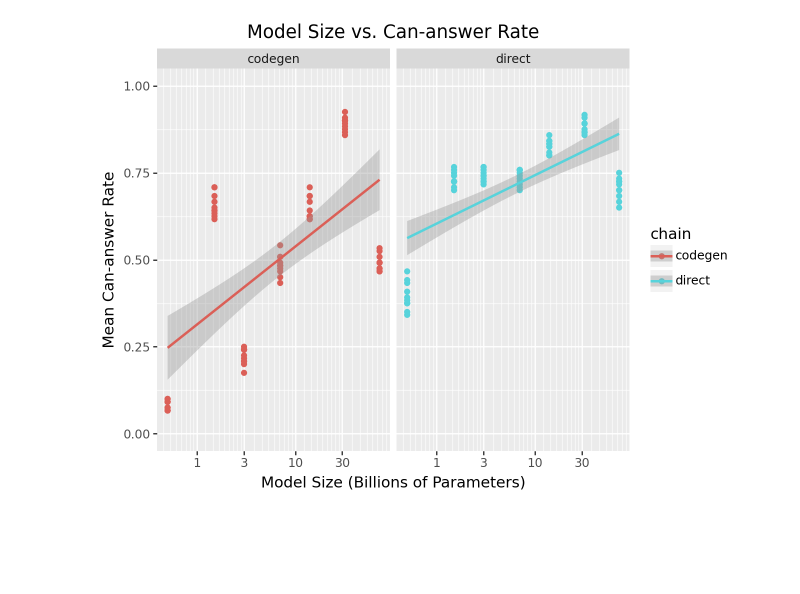
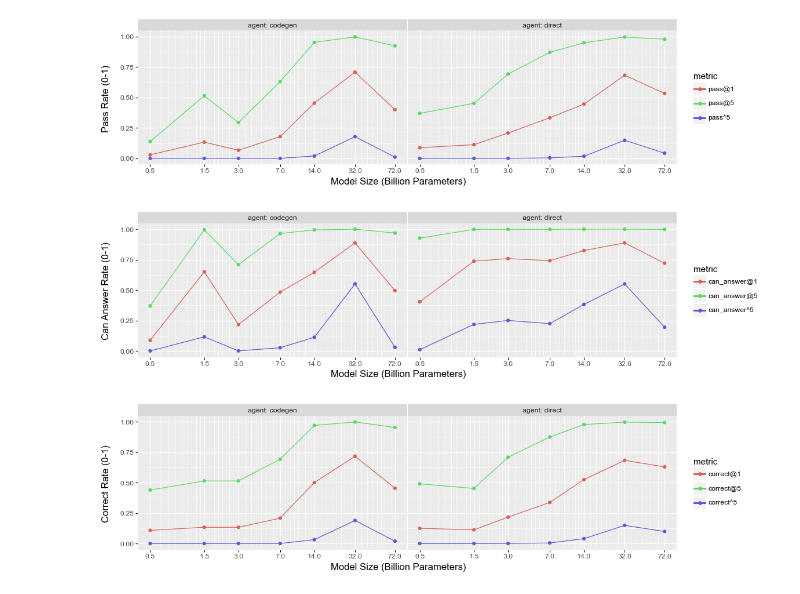
Before and after one commit to chenseanxy/llm-ran, a Jupyter notebook: notebooks/scaling.ipynb, the cells around one changed output. Saved outputs shown, nothing was run; the diff lists cells and outputs as text; code cells hidden in the pictures; blank space fills up the shorter version.

```diff
--- a/notebooks/scaling.ipynb
+++ b/notebooks/scaling.ipynb
@@ -1,10 +1,11 @@
 # %%
 import pandas as pd
 from plotnine import (
-    ggplot, geom_point, geom_line,
-    aes, stat_smooth, facet_wrap, labs,
+    ggplot, geom_point, geom_line, geom_smooth,
+    aes, facet_wrap, labs,
     scale_x_log10, scale_y_continuous, scale_y_log10,
 )
-import seaborn as sns
-%matplotlib
-sns.set_theme()
+import patchworklib as pw
+import numpy as np
+
+from llm_ran.benchmark.metrics import pass_at, pass_power
@@ -13,7 +12,9 @@ Using matplotlib backend: module://matplotlib_inline.backend_inline
 # %%
-DATA_PATH = "../data/"
+DATA_PATH = "../data"
+OUTPUT_PATH = "../../thesis/figures"
 df = pd.read_csv(f"{DATA_PATH}/processed/combined.csv", index_col=0)
 df = df[(df['scenario'] == "base") & (df['model'].str.startswith('qwen2.5:'))]
-df['model_size'] = df['model'].str.split(':').str[1].str.replace('b', '').astype(float)
+df['model_size'] = df['model'].str.split(':').str[1].str.replace('b', '').str.replace('8x', '').astype(float)
+df = df.rename(columns={"chain": "agent"})
 df.columns
 # %% [output]
@@ -50,19 +77,63 @@ resampled
 # %%
-# Model size vs. can_answer
-_data = df.groupby(["model_size", "chain"])[['can_answer', 'correct']].mean().reset_index()
-# display(_data)
-# sns.relplot(data=_data, x='model_size', y='correct', hue='chain')
-(
-    ggplot(
-        resampled,
-        aes(x='model_size', y='can_answer', color='chain'),
-    ) +
-    geom_point() +
-    stat_smooth(method='lm') +
-    labs(title='Model Size vs. Can-answer Rate', x='Model Size (Billions of Parameters)', y='Mean Can-answer Rate') +
-    scale_x_log10() +
-    scale_y_continuous(limits=(0, 1)) +
-    facet_wrap('~chain', ncol=2)
+# Pass, can_answer, and correct rates
+_g0 = (
+    ggplot(pivoted[pivoted['metric'].str.startswith("pass")], aes(x='model_size', y="value", color="metric"))
+    + geom_point()
+    + geom_line()
+    # + stat_smooth(method='lm')
+    + scale_x_log10(
+        breaks=resampled['model_size'].unique(),
+        labels=resampled['model_size'].unique(),
+    )
+    + scale_y_continuous(limits=(0, 1))
+    + facet_wrap('agent', labeller="label_both")
+    + labs(
+        x='Model Size (Billion Parameters)',
+        y='Pass Rate (0-1)',
+        # title='Pass Rate vs Model Size',
+    )
 )
+_g1 = (
+    ggplot(pivoted[pivoted['metric'].str.startswith("can_answer")], aes(x='model_size', y="value", color="metric"))
+    + geom_point()
+    + geom_line()
+    # + stat_smooth(method='lm')
+    + scale_x_log10(
+        breaks=resampled['model_size'].unique(),
+        labels=resampled['model_size'].unique(),
+    )
+    + scale_y_continuous(limits=(0, 1))
+    + facet_wrap('agent', labeller="label_both")
+    + labs(
+        x='Model Size (Billion Parameters)',
+        y='Can Answer Rate (0-1)',
+        # title='Can-answer Rate vs Model Size',
+    )
+)
+_g2 = (
+    ggplot(pivoted[pivoted['metric'].str.startswith("correct")], aes(x='model_size', y="value", color="metric"))
+    + geom_point()
+    + geom_line()
+    # + stat_smooth(method='lm')
+    + scale_x_log10(
+        breaks=resampled['model_size'].unique(),
+        labels=resampled['model_size'].unique(),
+    )
+    + scale_y_continuous(limits=(0, 1))
+    + facet_wrap('agent', labeller="label_both")
+    + labs(
+        x='Model Size (Billion Parameters)',
+        y='Correct Rate (0-1)',
+        # title='Correct Rate vs Model Size',
+    )
+)
+_figsize = (12, 3)
+_g = (
+    pw.load_ggplot(_g0, _figsize)
+    / pw.load_ggplot(_g1, _figsize)
+    / pw.load_ggplot(_g2, _figsize)
+)
+# _g.set_suptitle("Scaling Performance of Qwen-2.5 Models")
+_g.savefig(f"{OUTPUT_PATH}/scaling_performance.png", bbox_inches='tight')
 # %% [output]
-[figure, old version]
+[figure, new version]
```
Also changed, not shown: parts of 9 cells of this notebook, 7 other files.
